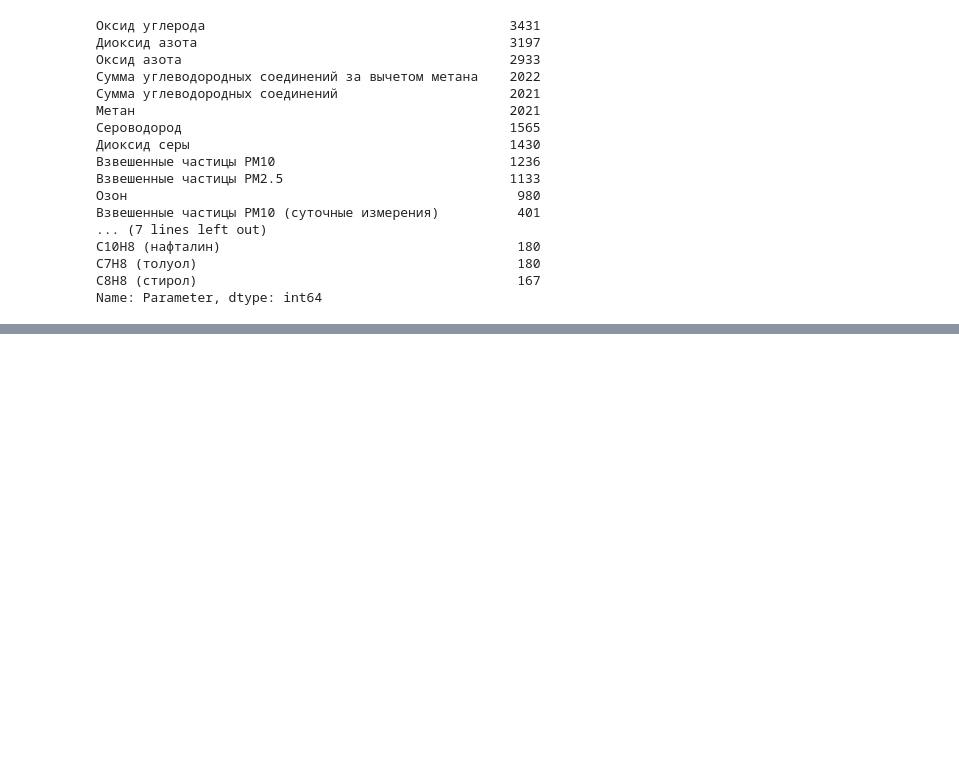
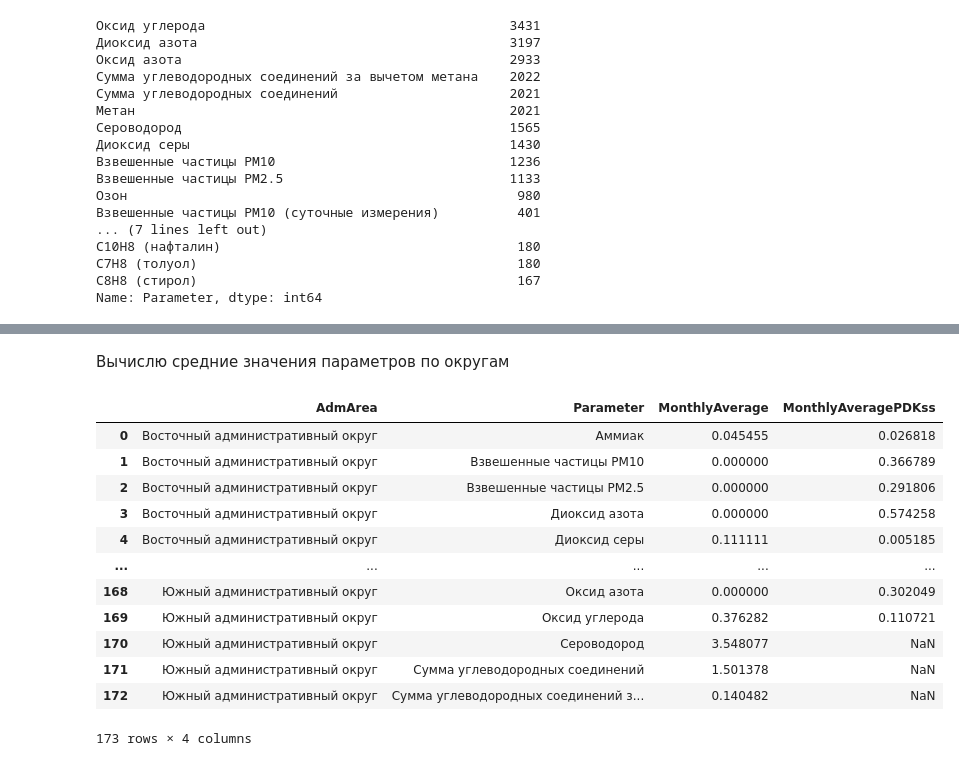
Before and after one commit to kjxeez/machine-learning, a Jupyter notebook: practice.ipynb, the cells around one changed output, grey strips where cells are left out. Drawn from its saved outputs; the diff is of its cells as text; code cells hidden in the pictures; blank space fills up the shorter version.

```diff
--- a/practice.ipynb
+++ b/practice.ipynb
@@ -164,3 +138,7 @@ fig.update_traces(texttemplate='%{text:.2s}', textposition='outside')
 fig.show()
 # %% [output]
 [interactive output not drawn]
+# %%
+df['MonthlyAverage'] = df['MonthlyAverage'].astype(float)
+df['MonthlyAveragePDKss'] = df['MonthlyAveragePDKss'].astype(float)
+df['MonthlyAverage']
@@ -166,0 +158,22 @@ fig.show()
+# %% [markdown]
+Вычислю средние значения параметров по округам
+# %%
+mean_df = df.groupby(['AdmArea', 'Parameter']).agg({
+    'MonthlyAverage': 'mean',
+    'MonthlyAveragePDKss': 'mean'
+}).reset_index()
+mean_df
+# %% [output]
+|  | AdmArea | Parameter | MonthlyAverage | MonthlyAveragePDKss |
+| 0 | Восточный административный округ | Аммиак | 0.045455 | 0.026818 |
+| 1 | Восточный административный округ | Взвешенные частицы РМ10 | 0.000000 | 0.366789 |
+| 2 | Восточный административный округ | Взвешенные частицы РМ2.5 | 0.000000 | 0.291806 |
+| 3 | Восточный административный округ | Диоксид азота | 0.000000 | 0.574258 |
+| 4 | Восточный административный округ | Диоксид серы | 0.111111 | 0.005185 |
+| ... | ... | ... | ... | ... |
+| 168 | Южный административный округ | Оксид азота | 0.000000 | 0.302049 |
+| 169 | Южный административный округ | Оксид углерода | 0.376282 | 0.110721 |
+| 170 | Южный административный округ | Сероводород | 3.548077 | NaN |
+| 171 | Южный административный округ | Сумма углеводородных соединений | 1.501378 | NaN |
+| 172 | Южный административный округ | Сумма углеводородных соединений з... | 0.140482 | NaN |
+173 rows × 4 columns
```
Also changed, not shown: parts of 8 cells of this notebook.
